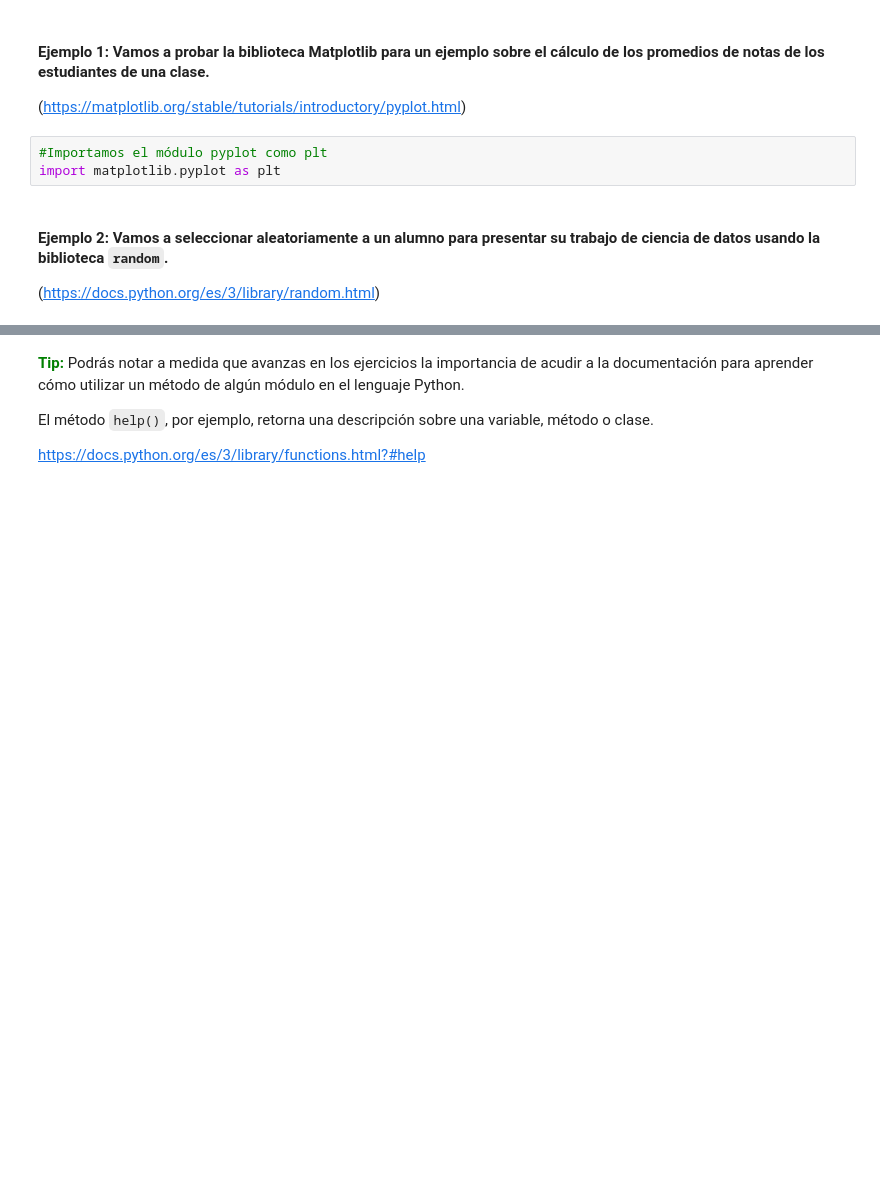
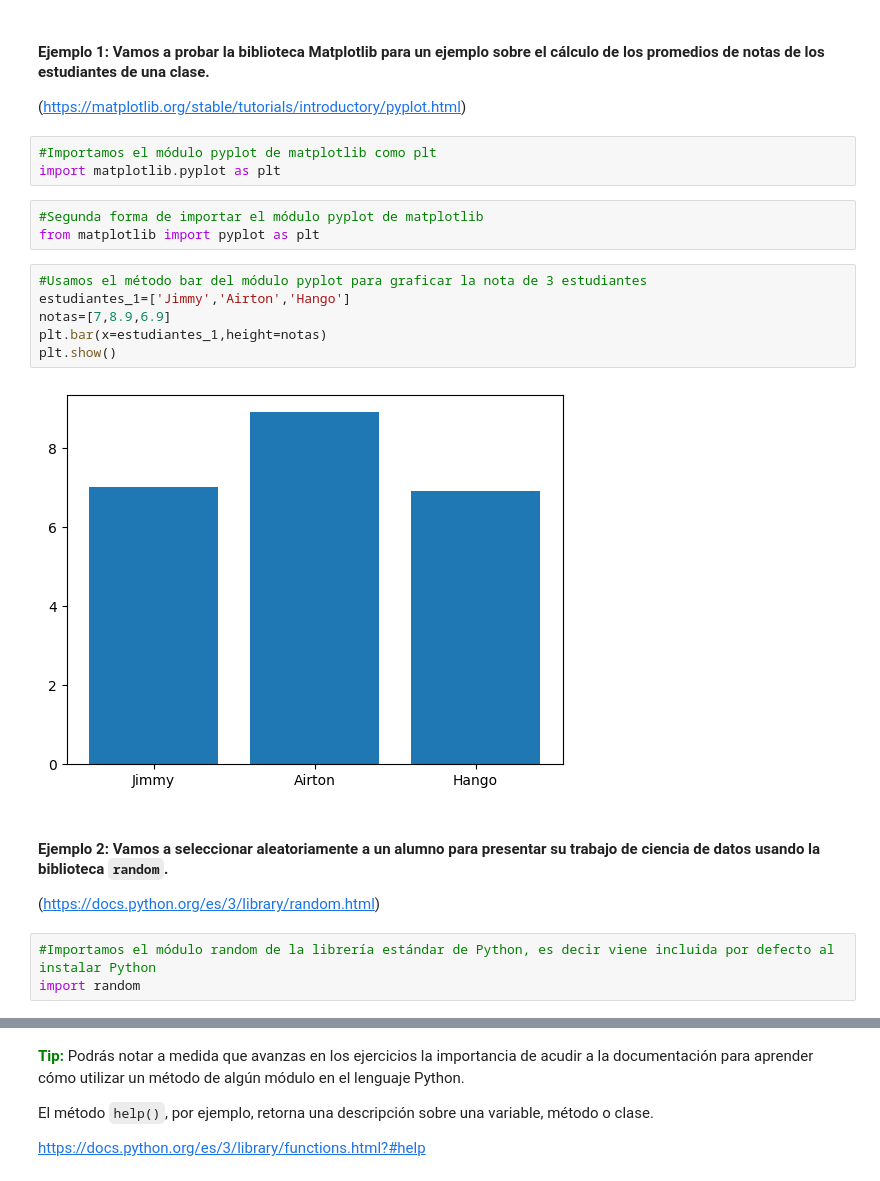
Before and after one commit to JLuceroVasquez/python-para-data-science-trabajar-con-funciones, a Jupyter notebook: Python_para_Data_Science.ipynb, the cells around one changed output, grey strips where cells are left out. Saved outputs shown, nothing was run; the diff lists cells and outputs as text; blank space fills up the shorter version.

```diff
--- a/Python_para_Data_Science.ipynb
+++ b/Python_para_Data_Science.ipynb
@@ -73,9 +73,23 @@ matplotlib.__version__
 
 (https://matplotlib.org/stable/tutorials/introductory/pyplot.html)
 # %%
-#Importamos el módulo pyplot como plt
+#Importamos el módulo pyplot de matplotlib como plt
 import matplotlib.pyplot as plt
+# %%
+#Segunda forma de importar el módulo pyplot de matplotlib
+from matplotlib import pyplot as plt
+# %%
+#Usamos el método bar del módulo pyplot para graficar la nota de 3 estudiantes
+estudiantes_1=['Jimmy','Airton','Hango']
+notas=[7,8.9,6.9]
+plt.bar(x=estudiantes_1,height=notas)
+plt.show()
+# %% [output]
+[figure, added]
 # %% [markdown]
 #### Ejemplo 2: Vamos a seleccionar aleatoriamente a un alumno para presentar su trabajo de ciencia de datos usando la biblioteca `random`.
 
 (https://docs.python.org/es/3/library/random.html)
+# %%
+#Importamos el módulo random de la librería estándar de Python, es decir viene incluida por defecto al instalar Python
+import random
```
Also changed, not shown: parts of 6 cells of this notebook.
